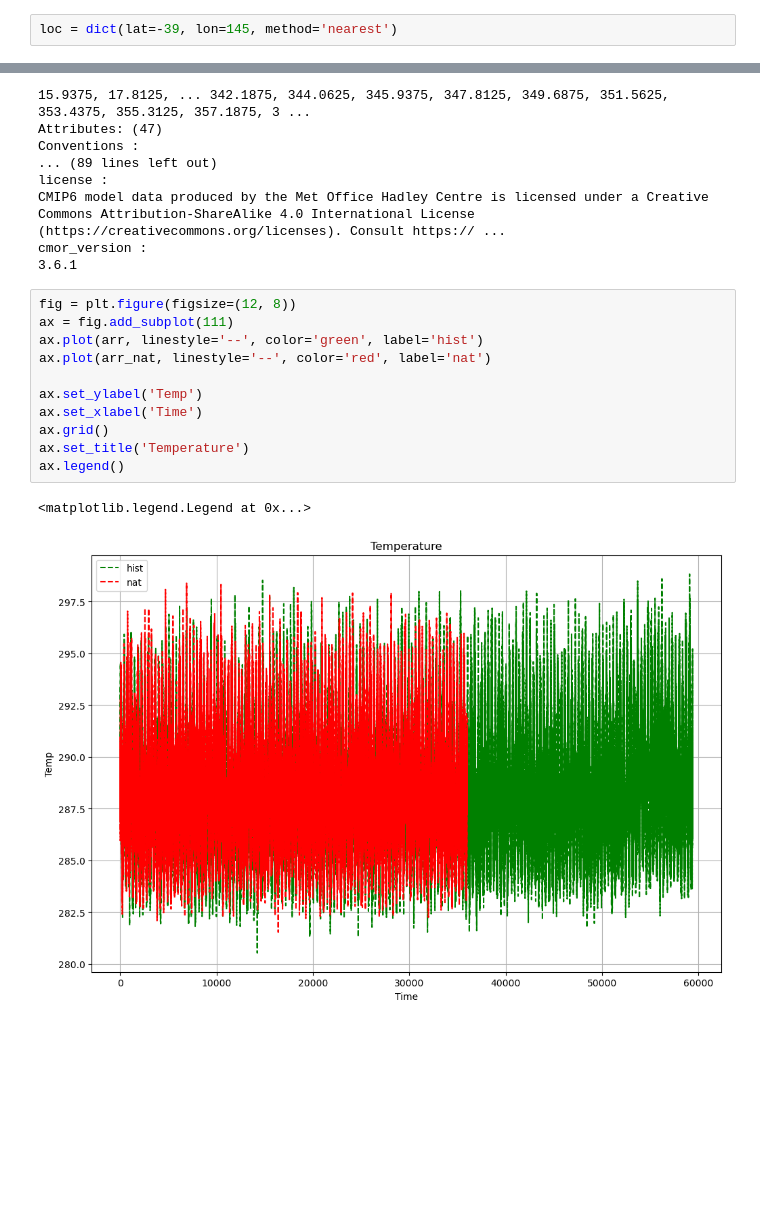
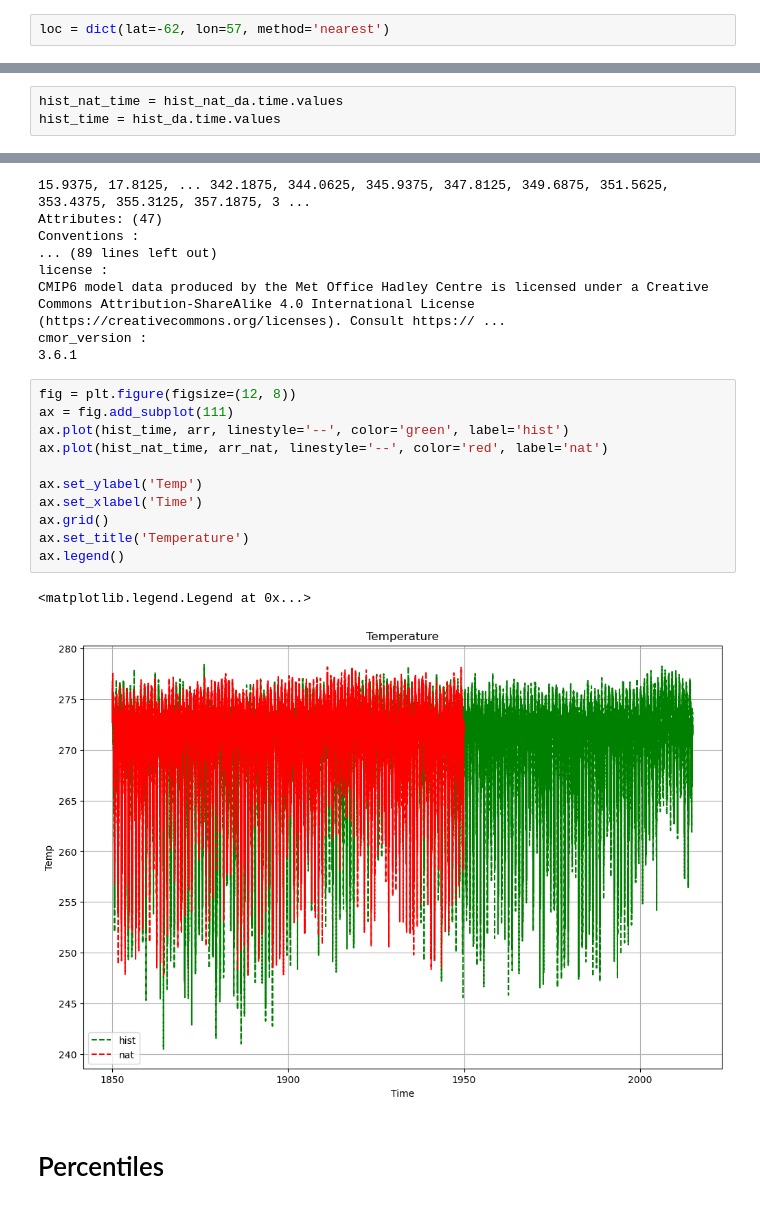
Before and after one commit to alexborowiak/ExtAnt-initial, a Jupyter notebook: draft_01.ipynb, the cells around one changed output, grey strips where cells are left out. Drawn from its saved outputs; the diff is of its cells as text; blank space fills up the shorter version.

```diff
--- a/draft_01.ipynb
+++ b/draft_01.ipynb
@@ -255,11 +255,14 @@ cmor_version :
 # %%
 import matplotlib.pyplot as plt
 # %%
-loc = dict(lat=-39, lon=145, method='nearest')
+loc = dict(lat=-62, lon=57, method='nearest')
 # %%
 arr = hist_da.tasmax.sel(**loc).values
 # %%
 arr_nat = hist_nat_da.tasmax.sel(**loc).values
+# %%
+hist_nat_time = hist_nat_da.time.values
+hist_time = hist_da.time.values
 # %%
 hist_nat_da
 # %% [output]
@@ -332,14 +335,16 @@ cmor_version :
 # %%
 fig = plt.figure(figsize=(12, 8))
 ax = fig.add_subplot(111)
-ax.plot(arr, linestyle='--', color='green', label='hist')
-ax.plot(arr_nat, linestyle='--', color='red', label='nat')
+ax.plot(hist_time, arr, linestyle='--', color='green', label='hist')
+ax.plot(hist_nat_time, arr_nat, linestyle='--', color='red', label='nat')
 
 ax.set_ylabel('Temp')
 ax.set_xlabel('Time')
 ax.grid()
 ax.set_title('Temperature')
 ax.legend()
 # %% [output]
 <matplotlib.legend.Legend at 0x...>
-[figure, old version]
+[figure, new version]
+# %% [markdown]
+# Percentiles
```
Also changed, not shown: parts of 17 cells of this notebook.
